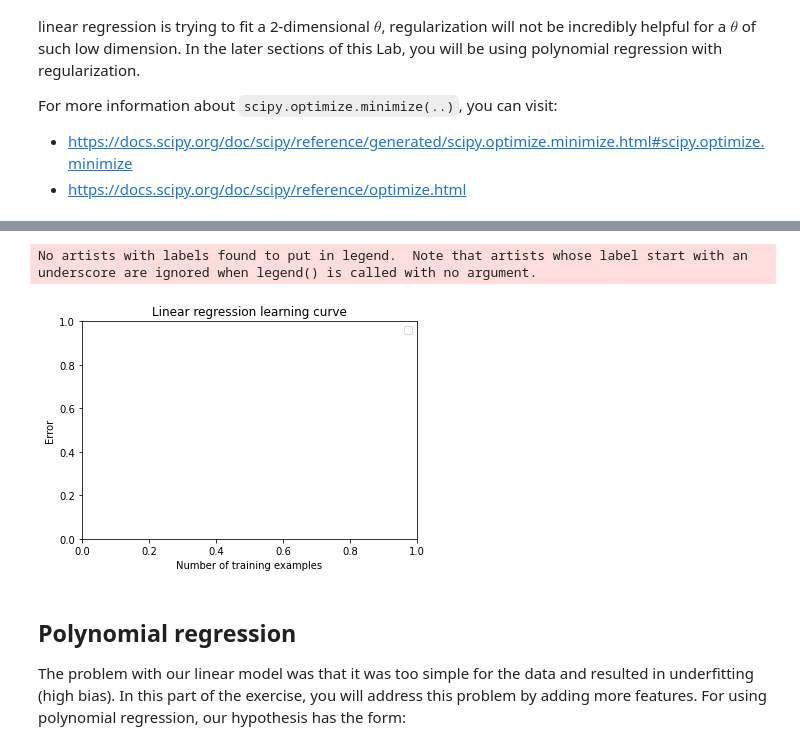
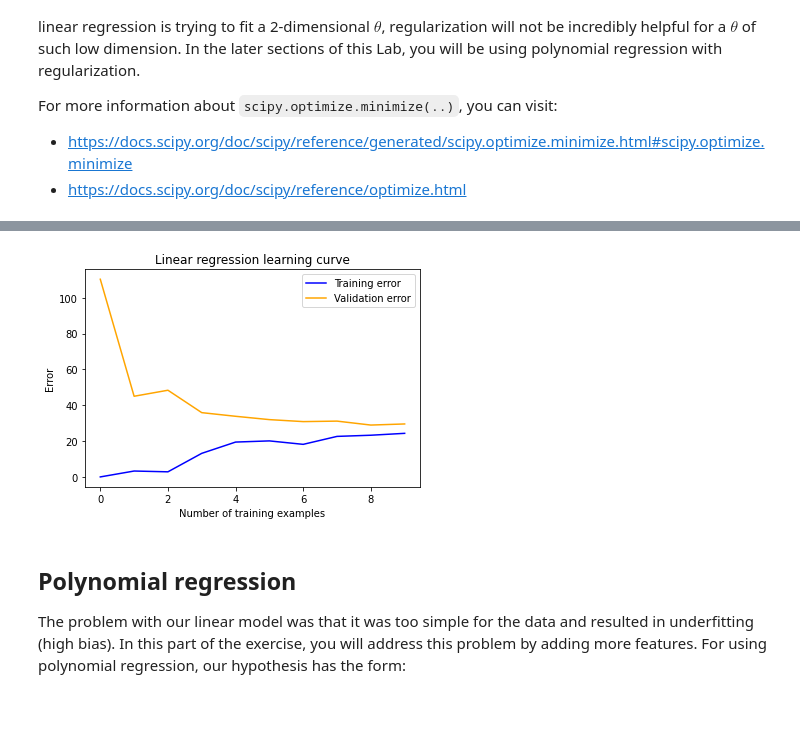
Before and after one commit to tobiaspihlqvist/machine_learning_halmstad_course, a Jupyter notebook: Lab 4 and 5 - Generalization/Lab 5 - Part A - Regularized Linear Regression.ipynb, the cells around one changed output, grey strips where cells are left out. Drawn from its saved outputs; the diff is of its cells as text; code cells hidden in the pictures; blank space fills up the shorter version.

```diff
--- a/Lab 4 and 5 - Generalization/Lab 5 - Part A - Regularized Linear Regression.ipynb
+++ b/Lab 4 and 5 - Generalization/Lab 5 - Part A - Regularized Linear Regression.ipynb
@@ -164,21 +175,27 @@ Complete the definition of the function `gradE(..)` in the code below, to calcul
 Write the definition of the gradient function. It should return an array containing
 the derivative of the cost function with respect to each parameter theta[j].
 """
-def h(theta, x):
-    return theta.T@x;
+def gradE(theta, X, y, lmd):
+    m = len(X)
+    grad0 = 1/(m) * (np.sum((X@theta)-y)*X[0])[0];
+    grad1 = (1/(m) * (np.sum((X@theta-y).T@X[:,1:]))) + (lmd/m)*theta[1:]
+    grad0 = np.array([grad0])
+    return np.concatenate((grad0, grad1))
 
 def gradE(theta, X, y, lmd):
-    a = 1/(len(X)) * (np.sum((X@theta)-y)*X[0])[0];
-    b = (1/(len(X)) * (np.sum((X@theta-y).T*X[:,1]))) + (lmd/len(X))*theta[1]
-    return np.array([a, b])
-
+    m = len(X)
+    grad = np.zeros(theta.shape)
+    grad0=1/m*np.dot((np.dot(X,theta)-y),X)[0]
+    grad1=1/m*np.dot((np.dot(X,theta)-y),X)[1:]+lmd/(m)*theta[1:]
+    grad=np.append(grad0,grad1)
+    return grad;
 
 """ TODO:
 Call your gradient function with theta initialized to an array of ones, and
 lambda = 1. You should expect to see a gradient of approximatly [-15.30  598.250].
 """
 # ...
+theta = np.array([1,1])
 lmd = 1;
-theta = np.array([1,1])
 print( gradE(theta, X_new, y, lmd) )
 # %% [output]
@@ -205,8 +221,9 @@ print("Initial cost: ", E(theta, X_new, y, lmd))
 Use op.minimize(..) to minimize the cost function E. Then, print the
 optimal parameter vector theta and the final cost.
 """
-# res = op.minimize(......)
+res = op.minimize(fun = E, args =(X_new, y, lmd), x0 = theta)
 # Then, the optimal parameters can be accessed with: theta = res.x
-# ...
+print(res.x)
+print(E(res.x, X_new, y, lmd))
 # %% [output]
 Initial cost:  140.95412088055392
@@ -219,6 +237,7 @@ The best fit line tells us that the model is not a good fit to the data because
 
 <img src="imgs/RegLinePlotLab4A.png" width="400px" />
 # %%
+%matplotlib inline
 # This is a function that plots the original dataset (X, y) and the best fit line:
 def plot_linear_fit(X, y, theta):
     fig, ax = plt.subplots()
@@ -238,10 +257,10 @@ def plot_linear_fit(X, y, theta):
     plt.legend()
     fig.show()
 
-
 """ TODO:
 Call the function plot_linear_fit(X, y, theta) with
 the optimal theta parameters that you got previously.
 """
 # ...
+plot_linear_fit(X, y, res.x)
 # %% [output]
@@ -264,6 +283,7 @@ When you are finished, print the learning curves and produce a plot similar to t
 
 <img src="imgs/LearningCurvLab4A.png" width="400px" />
 # %%
+%matplotlib inline
 # This function takes some training data, an initial theta and a regularization term
 # lmd, and returns the optimal prameters vector theta of a linear regression. It uses
 # scipy.optimize.minimize(..), the cost function E(..) and the gradient gradE(..)
@@ -275,40 +295,41 @@ def trainLinearReg(X, y, theta_init, lmd):
 """ TODO:
 Inside a loop which iterates over the range of n (number of training examples), find the optimal theta by
 calling trainLinearReg(..) using the first i examples (X_new[:i], y[:i]), then compute the corresponding
 training error err_train (using X_new[:i], y[:i]) and the validation error err_val (using Xval_new, yval) ...
 """
 errs_train, errs_val = [], [] # Lists to save the training and validation errors
 for i in range(2, len(y)): # Start from 2 examples at least
-    pass
     # TODO: find the optimal theta parameters using the i first training examples
     # ...
-
+    optimalTheta = trainLinearReg(X_new[:i], y[:i], [1,1], 0)
     # TODO: compute the training error using the optimal theta and the i first training examples
-    # ...
-
+    errs_train.append(E(optimalTheta, X_new[:i], y[:i], 0))
     # TODO: compute the validation error using the optimal theta and the validation dataset
     # ...
-
+    #Kör på hela cross validation settet
+    errs_val.append((E(optimalTheta, Xval_new, yval, 0)))
+    #Lägg till i errs_train, errs_val
 
 """ TODO:
 Complete the code below to plot the learning curve
 """
 fig, ax = plt.subplots()
 
 # TODO: plot the "number of training examples" vs the training errors
 # ...
+ax.plot(np.arange(0, len(errs_train)), errs_train, color="blue", label="Training error")
 
 # TODO: plot the "number of training examples" vs the validation errors
+ax.plot(np.arange(0, len(errs_val)), errs_val, color="orange", label="Validation error")
 # ...
 
 ax.set_xlabel("Number of training examples")
 ax.set_ylabel("Error")
 ax.set_title("Linear regression learning curve")
 ax.legend()
 fig.show()
 # %% [output]
-No artists with labels found to put in legend.  Note that artists whose label start with an underscore are ignored when legend() is called with no argument.
-[figure, old version]
+[figure, new version]
 # %% [markdown]
 ## Polynomial regression
 The problem with our linear model was that it was too simple for the data and resulted in underfitting (high bias). In this part of the exercise, you will address this problem by adding more features. For using polynomial regression, our hypothesis has the form:
```
Also changed, not shown: parts of 9 cells of this notebook, 13 other files.
